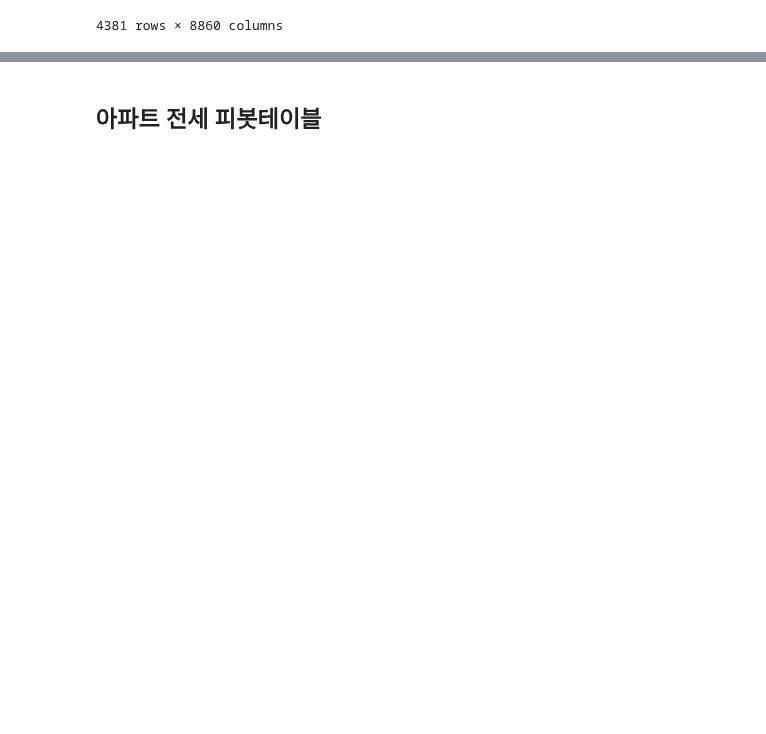
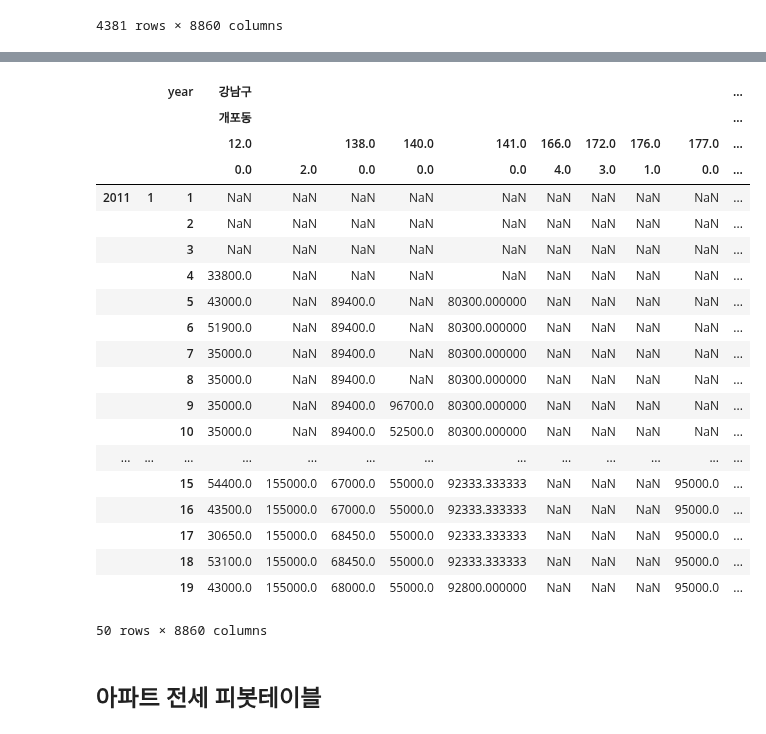
Before and after one commit to Ryong1998/house_price, a Jupyter notebook: handling_final_data.ipynb, the cells around one changed output, grey strips where cells are left out. Drawn from its saved outputs; the diff is of its cells as text; code cells hidden in the pictures; blank space fills up the shorter version.

```diff
--- a/handling_final_data.ipynb
+++ b/handling_final_data.ipynb
@@ -327,3 +354,30 @@ pivot_table_deal
+# %%
+# csv 파일 제대로 불러올수 있는지 확인
+pivot_table_deal_list = pd.read_csv("pivot_table_deal.csv", header=[0,1,2,3], index_col=[0,1,2],chunksize=50,encoding='UTF8')
+pivot_table_deal_list = list(pivot_table_deal_list)
+pivot_table_deal_list[0]
+# %% [output]
+|  |  | year | 강남구 |  |  |  |  |  |  |  |  | ... |
+|  |  |  | 개포동 |  |  |  |  |  |  |  |  | ... |
+|  |  |  | 12.0 |  | 138.0 | 140.0 | 141.0 | 166.0 | 172.0 | 176.0 | 177.0 | ... |
+|  |  |  | 0.0 | 2.0 | 0.0 | 0.0 | 0.0 | 4.0 | 3.0 | 1.0 | 0.0 | ... |
+| 2011 | 1 | 1 | NaN | NaN | NaN | NaN | NaN | NaN | NaN | NaN | NaN | ... |
+|  |  | 2 | NaN | NaN | NaN | NaN | NaN | NaN | NaN | NaN | NaN | ... |
+|  |  | 3 | NaN | NaN | NaN | NaN | NaN | NaN | NaN | NaN | NaN | ... |
+|  |  | 4 | 33800.0 | NaN | NaN | NaN | NaN | NaN | NaN | NaN | NaN | ... |
+|  |  | 5 | 43000.0 | NaN | 89400.0 | NaN | 80300.000000 | NaN | NaN | NaN | NaN | ... |
+|  |  | 6 | 51900.0 | NaN | 89400.0 | NaN | 80300.000000 | NaN | NaN | NaN | NaN | ... |
+|  |  | 7 | 35000.0 | NaN | 89400.0 | NaN | 80300.000000 | NaN | NaN | NaN | NaN | ... |
+|  |  | 8 | 35000.0 | NaN | 89400.0 | NaN | 80300.000000 | NaN | NaN | NaN | NaN | ... |
+|  |  | 9 | 35000.0 | NaN | 89400.0 | 96700.0 | 80300.000000 | NaN | NaN | NaN | NaN | ... |
+|  |  | 10 | 35000.0 | NaN | 89400.0 | 52500.0 | 80300.000000 | NaN | NaN | NaN | NaN | ... |
+| ... | ... | ... | ... | ... | ... | ... | ... | ... | ... | ... | ... | ... |
+|  |  | 15 | 54400.0 | 155000.0 | 67000.0 | 55000.0 | 92333.333333 | NaN | NaN | NaN | 95000.0 | ... |
+|  |  | 16 | 43500.0 | 155000.0 | 67000.0 | 55000.0 | 92333.333333 | NaN | NaN | NaN | 95000.0 | ... |
+|  |  | 17 | 30650.0 | 155000.0 | 68450.0 | 55000.0 | 92333.333333 | NaN | NaN | NaN | 95000.0 | ... |
+|  |  | 18 | 53100.0 | 155000.0 | 68450.0 | 55000.0 | 92333.333333 | NaN | NaN | NaN | 95000.0 | ... |
+|  |  | 19 | 43000.0 | 155000.0 | 68000.0 | 55000.0 | 92800.000000 | NaN | NaN | NaN | 95000.0 | ... |
+50 rows × 8860 columns
 # %% [markdown]
 ## 아파트 전세 피봇테이블
 # %%
```
Also changed, not shown: parts of 10 cells of this notebook.
